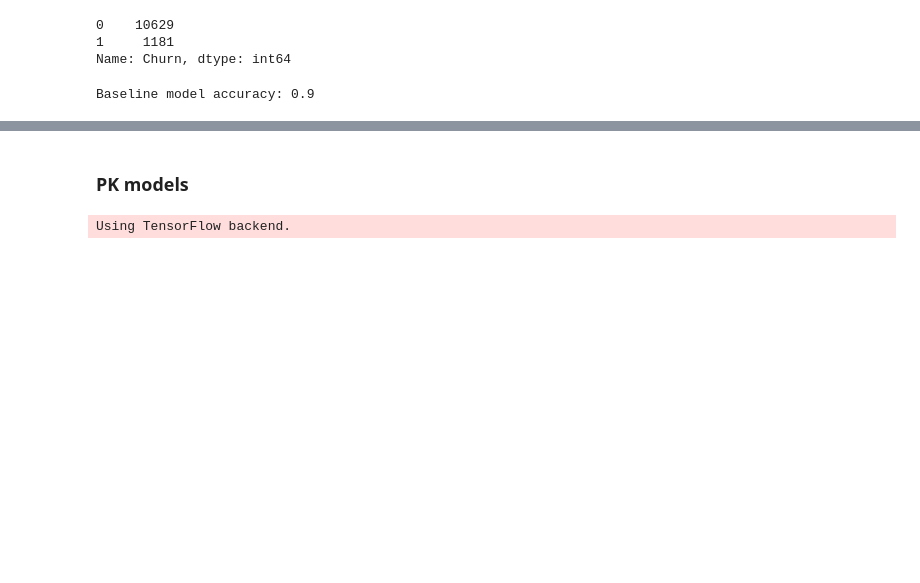
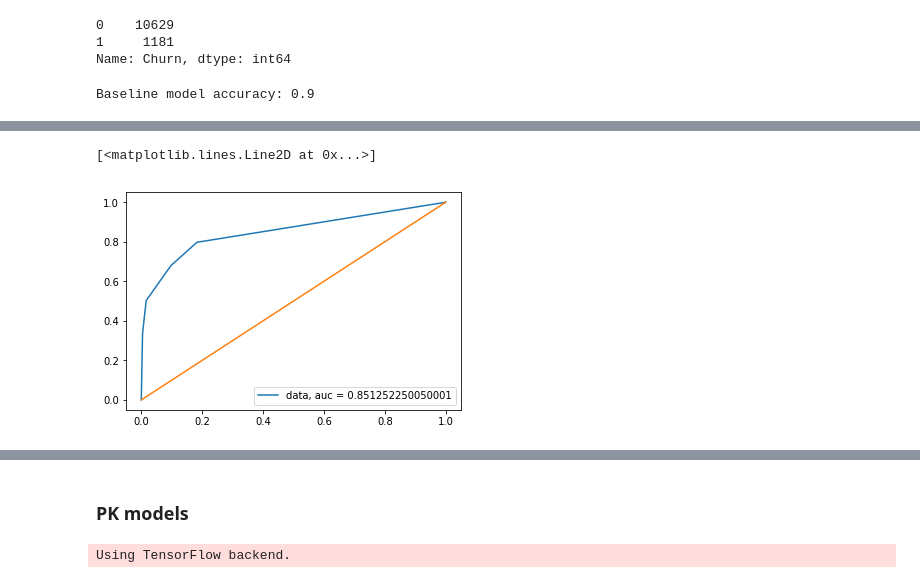
Before and after one commit to pracowniaPK/DataProject, a Jupyter notebook: project2.ipynb, the cells around one changed output, grey strips where cells are left out. Drawn from its saved outputs; the diff is of its cells as text; code cells hidden in the pictures; blank space fills up the shorter version.

```diff
--- a/project2.ipynb
+++ b/project2.ipynb
@@ -186,0 +222,16 @@ Baseline model accuracy: 0.9
+# %%
+#NASTEPNY MODEL
+MS_model2 = KNeighborsClassifier()
+MS_model2.fit(train_X_MS, train_y)
+
+MS_model2.score(test_X_MS, test_y)
+
+predicted_y_MS = MS_model2.predict_proba(test_X_MS)[:,1]
+fpr, tpr, _ = roc_curve(test_y, predicted_y_MS)
+auc = roc_auc_score(test_y, predicted_y_MS)
+plt.plot(fpr,tpr,label="data, auc = {}".format(str(auc)))
+plt.legend(loc=4)
+plt.plot(tpr,tpr)
+# %% [output]
+[<matplotlib.lines.Line2D at 0x...>]
+[figure, added]
```
Also changed, not shown: parts of 15 cells of this notebook.
